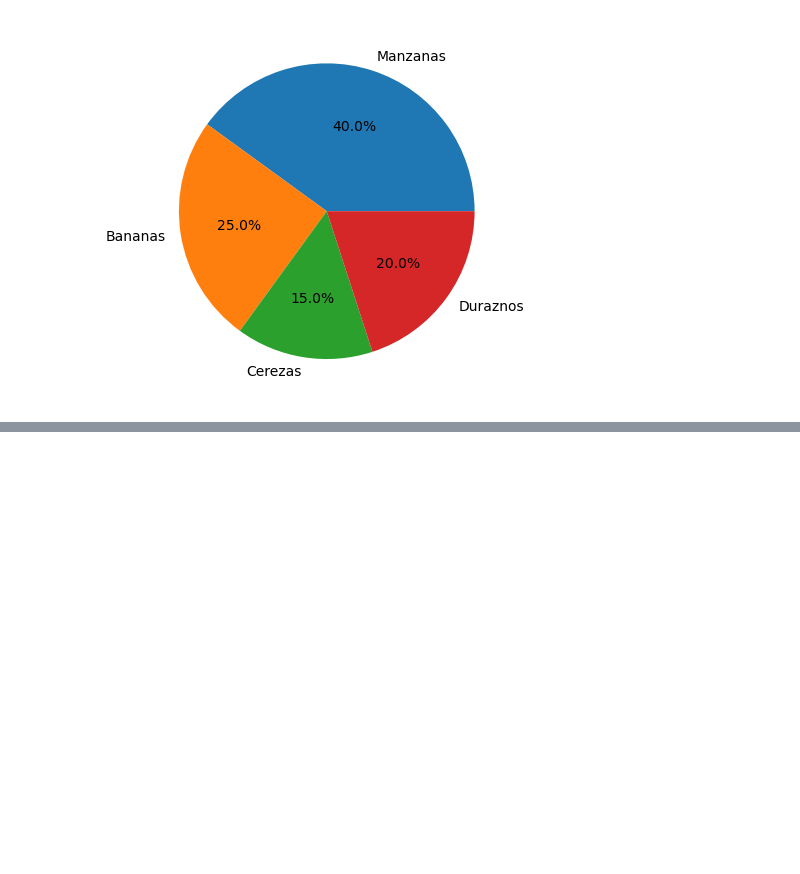
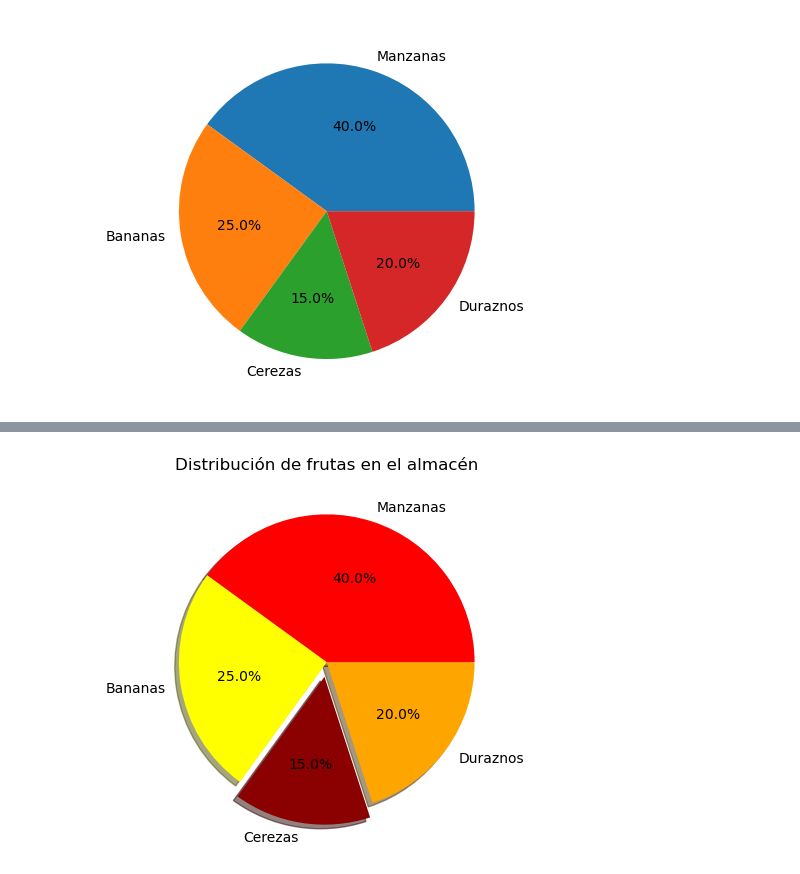
Before and after one commit to frgonzalezb/Udemy_Python_Total_DS_ML, a Jupyter notebook: 09_Matplotlib/Ejercicios/148_to_150.ipynb, the cells around one changed output, grey strips where cells are left out. Saved outputs shown, nothing was run; the diff lists cells and outputs as text; code cells hidden in the pictures; blank space fills up the shorter version.

Commit message:
Ejercicio de codificación 150: Gráfico Pastel (Pie Plot) con Matplotlib 3

```diff
--- a/09_Matplotlib/Ejercicios/148_to_150.ipynb
+++ b/09_Matplotlib/Ejercicios/148_to_150.ipynb
@@ -60,0 +89,22 @@ plt.show()
+# %%
+import pandas as pd
+import matplotlib.pyplot as plt
+
+
+df: pd.DataFrame = pd.DataFrame({
+    "frutas": ['Manzanas', 'Bananas', 'Cerezas', 'Duraznos'],
+    "cantidades": [40, 25, 15, 20]
+})
+
+plt.pie(
+    df["cantidades"],
+    labels=df["frutas"],
+    autopct='%1.1f%%',
+    colors=['red', 'yellow', 'darkred', 'orange'],
+    shadow=True,
+    explode=(0, 0, 0.1, 0)
+)
+plt.title('Distribución de frutas en el almacén')
+plt.show()
+# %% [output]
+[figure, added]
```
Also changed, not shown: parts of 1 cell of this notebook.
